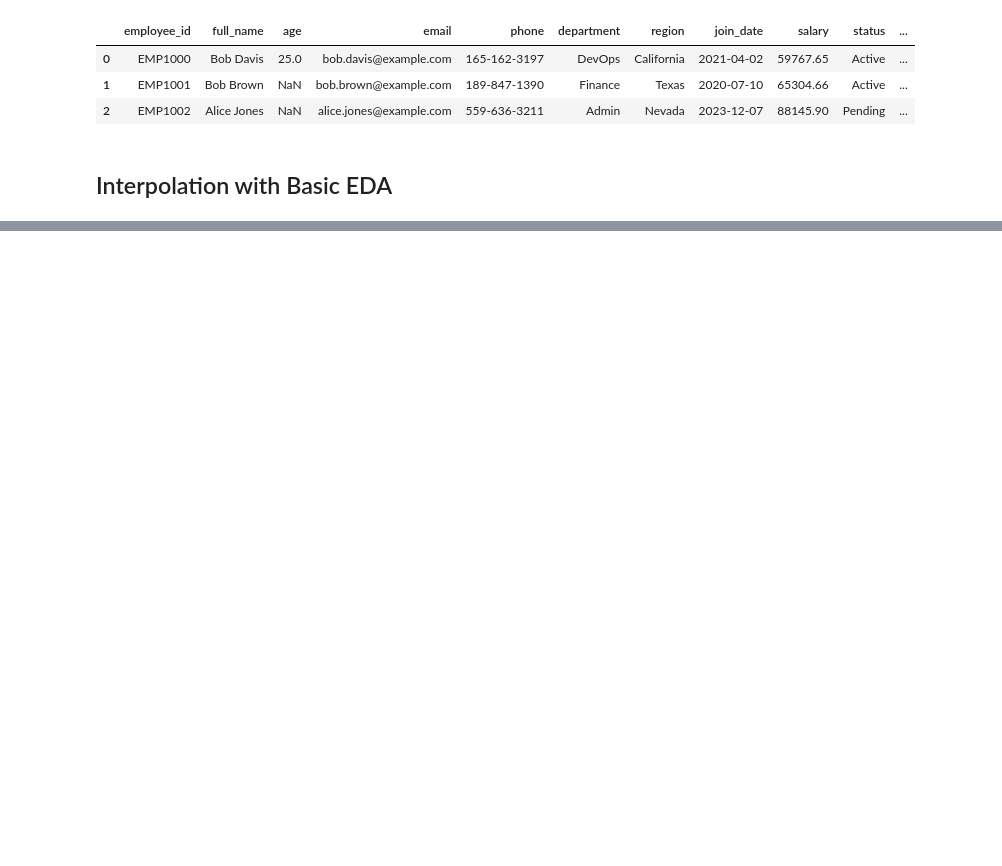
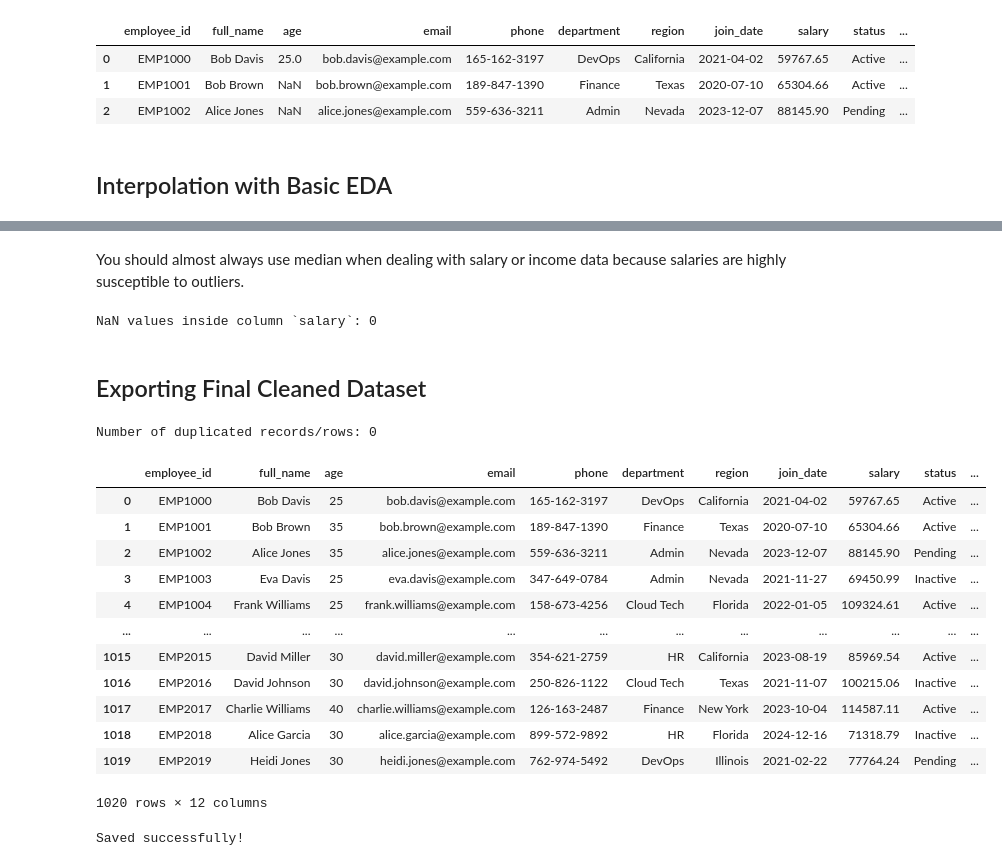
Before and after one commit to Gerum-Berhanu/data-cleaning, a Jupyter notebook: notebooks/messy_employee_dataset/messy_employee_notebook.ipynb, the cells around one changed output, grey strips where cells are left out. Saved outputs shown, nothing was run; the diff lists cells and outputs as text; code cells hidden in the pictures; blank space fills up the shorter version.

```diff
--- a/notebooks/messy_employee_dataset/messy_employee_notebook.ipynb
+++ b/notebooks/messy_employee_dataset/messy_employee_notebook.ipynb
@@ -448,0 +370,41 @@ pprint(maxs_region_age, width=100, indent=2)
+# %% [markdown]
+You should almost always use median when dealing with salary or income data because salaries are highly susceptible to outliers.
+# %%
+df["salary"] = df.groupby("temp_department_region")["salary"].transform(lambda x: x.fillna(x.median()))
+# %%
+df["salary"] = df["salary"].round(2)
+# %%
+print("NaN values inside column `salary`:", df["salary"].isna().sum())
+# %% [output]
+NaN values inside column `salary`: 0
+# %%
+df.drop(columns="temp_department_region", inplace=True)
+# %% [markdown]
+## Exporting Final Cleaned Dataset
+# %%
+# I know that because of the uniqueness of the employee_id there won't any duplicates but for the sake of the culture, i still do this
+print("Number of duplicated records/rows:", df.duplicated().sum())
+df.drop_duplicates(inplace=True)
+# %% [output]
+Number of duplicated records/rows: 0
+# %%
+display(df)
+# %% [output]
+|  | employee_id | full_name | age | email | phone | department | region | join_date | salary | status | ... |
+| 0 | EMP1000 | Bob Davis | 25 | bob.davis@example.com | 165-162-3197 | DevOps | California | 2021-04-02 | 59767.65 | Active | ... |
+| 1 | EMP1001 | Bob Brown | 35 | bob.brown@example.com | 189-847-1390 | Finance | Texas | 2020-07-10 | 65304.66 | Active | ... |
+| 2 | EMP1002 | Alice Jones | 35 | alice.jones@example.com | 559-636-3211 | Admin | Nevada | 2023-12-07 | 88145.90 | Pending | ... |
+| 3 | EMP1003 | Eva Davis | 25 | eva.davis@example.com | 347-649-0784 | Admin | Nevada | 2021-11-27 | 69450.99 | Inactive | ... |
+| 4 | EMP1004 | Frank Williams | 25 | frank.williams@example.com | 158-673-4256 | Cloud Tech | Florida | 2022-01-05 | 109324.61 | Active | ... |
+| ... | ... | ... | ... | ... | ... | ... | ... | ... | ... | ... | ... |
+| 1015 | EMP2015 | David Miller | 30 | david.miller@example.com | 354-621-2759 | HR | California | 2023-08-19 | 85969.54 | Active | ... |
+| 1016 | EMP2016 | David Johnson | 30 | david.johnson@example.com | 250-826-1122 | Cloud Tech | Texas | 2021-11-07 | 100215.06 | Inactive | ... |
+| 1017 | EMP2017 | Charlie Williams | 40 | charlie.williams@example.com | 126-163-2487 | Finance | New York | 2023-10-04 | 114587.11 | Active | ... |
+| 1018 | EMP2018 | Alice Garcia | 30 | alice.garcia@example.com | 899-572-9892 | HR | Florida | 2024-12-16 | 71318.79 | Inactive | ... |
+| 1019 | EMP2019 | Heidi Jones | 30 | heidi.jones@example.com | 762-974-5492 | DevOps | Illinois | 2021-02-22 | 77764.24 | Pending | ... |
+1020 rows × 12 columns
+# %%
+df.to_csv("../../datasets/messy_employee_dataset/cleaned_messy_employee_data.csv", date_format="%Y-%m-%d", index=False)
+print("Saved successfully!")
+# %% [output]
+Saved successfully!
```
Also changed, not shown: parts of 25 cells of this notebook.
